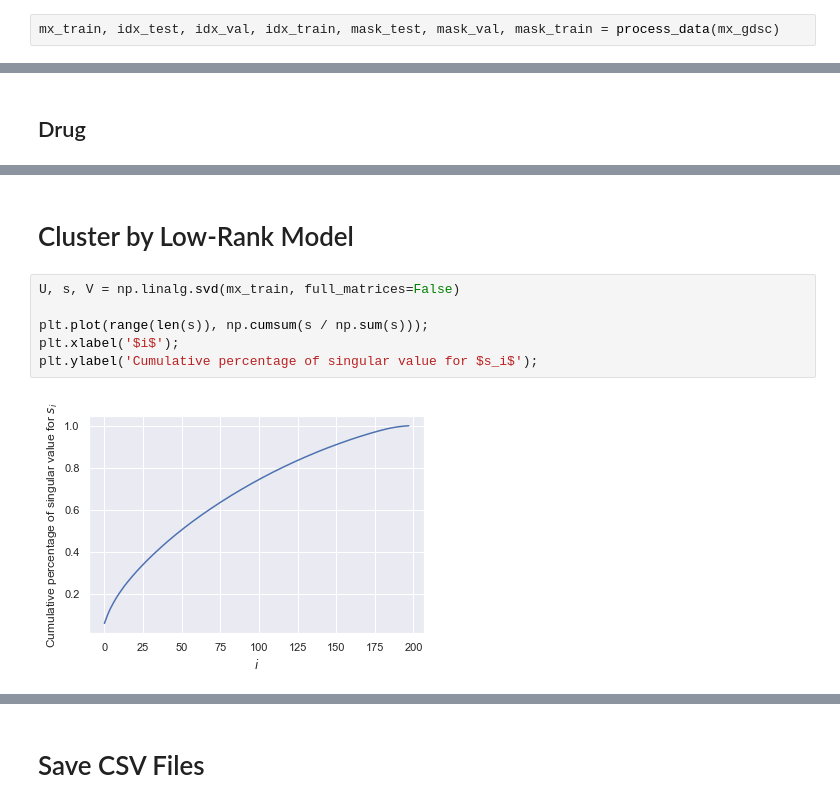
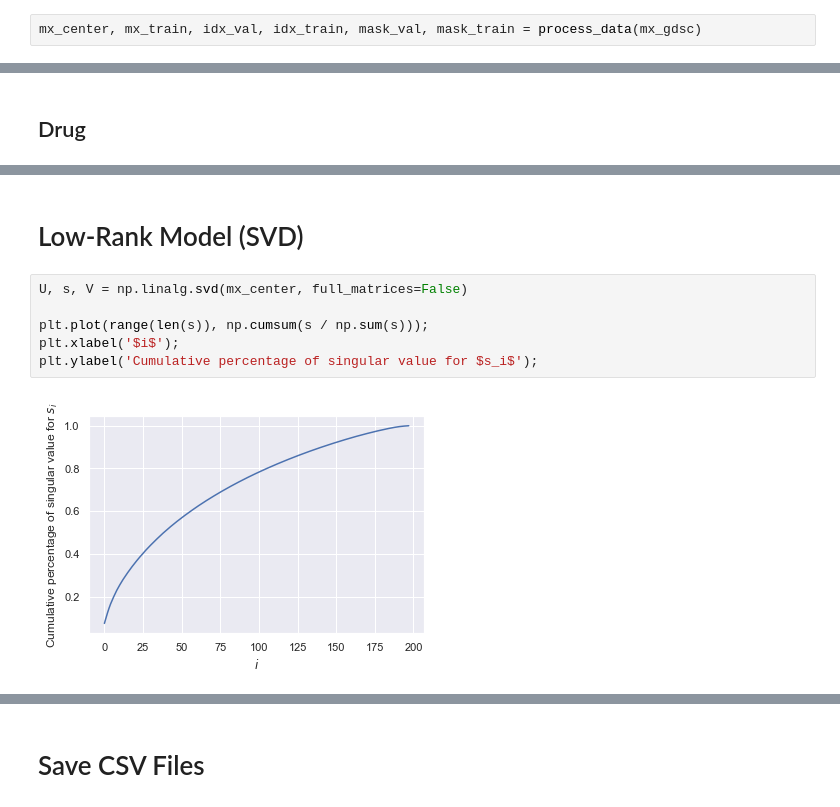
Before and after one commit to jessicaw9910/dsmath_project1, a Jupyter notebook: src/GDSC_Project.ipynb, the cells around one changed output, grey strips where cells are left out. Drawn from its saved outputs; the diff is of its cells as text.

```diff
--- a/src/GDSC_Project.ipynb
+++ b/src/GDSC_Project.ipynb
@@ -31,2 +32,2 @@ ax = sns.heatmap(data = df, cmap="YlGnBu",
 # %%
-mx_train, idx_test, idx_val, idx_train, mask_test, mask_val, mask_train = process_data(mx_gdsc)
+mx_center, mx_train, idx_val, idx_train, mask_val, mask_train = process_data(mx_gdsc)
@@ -88,11 +87,11 @@ mx_drug_pca2 = project_pca(mx_train.T, eigenvectors_drug, n_pc=2)
 # %% [markdown]
-# Cluster by Low-Rank Model
+# Low-Rank Model (SVD)
 # %%
-U, s, V = np.linalg.svd(mx_train, full_matrices=False)
+U, s, V = np.linalg.svd(mx_center, full_matrices=False)
 
 plt.plot(range(len(s)), np.cumsum(s / np.sum(s)));
 plt.xlabel('$i$');
 plt.ylabel('Cumulative percentage of singular value for $s_i$');
 # %% [output]
-[figure, old version]
+[figure, new version]
 # %%
```
Also changed, not shown: parts of 30 cells of this notebook, 26 other files.
